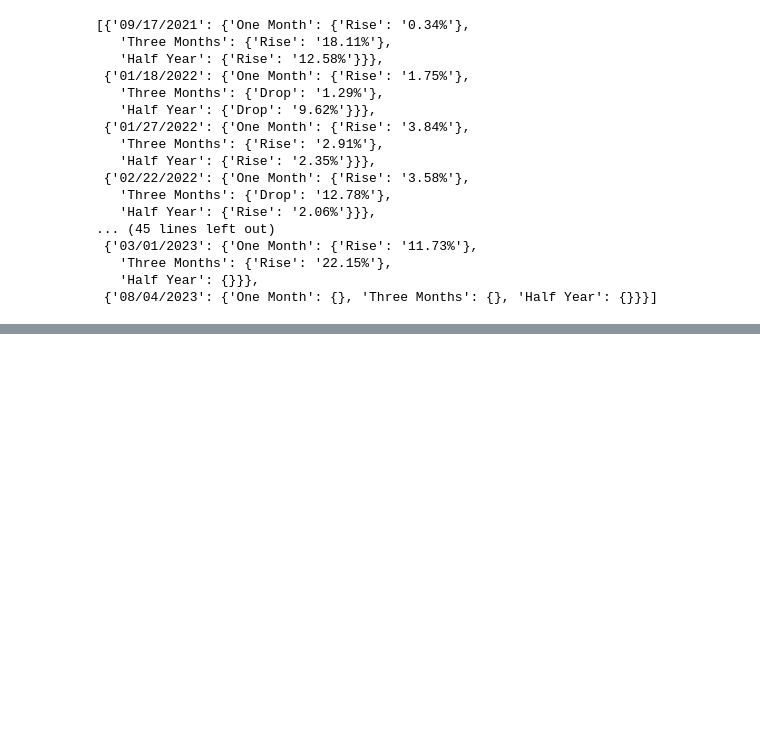
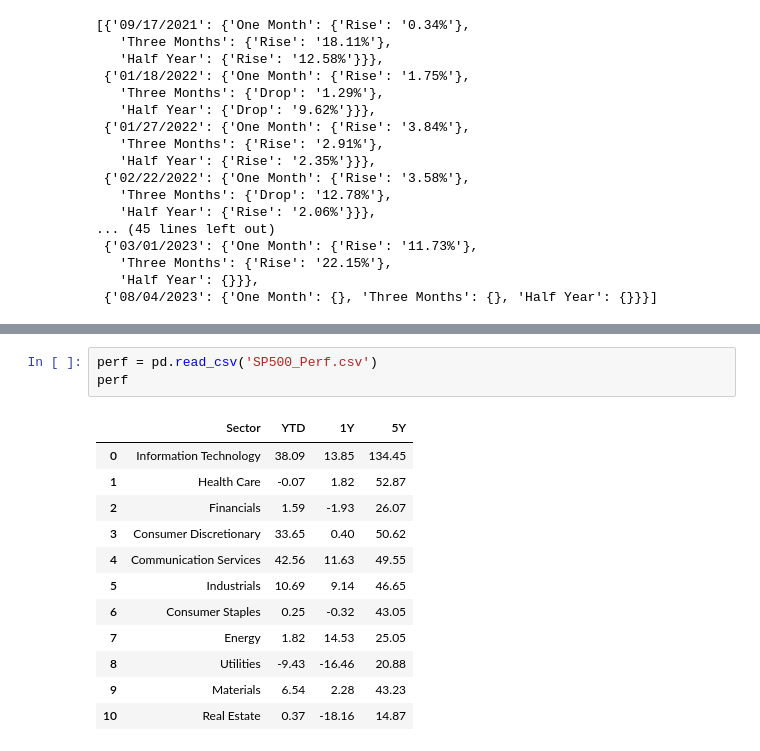
Before and after one commit to zhaoyizhuang/IE6600-Final, a Jupyter notebook: python-analysis/Final-Analyze.ipynb, the cells around one changed output, grey strips where cells are left out. Drawn from its saved outputs; the diff is of its cells as text; blank space fills up the shorter version.

```diff
--- a/python-analysis/Final-Analyze.ipynb
+++ b/python-analysis/Final-Analyze.ipynb
@@ -275,0 +371,16 @@ signals(drops)
+# %%
+perf = pd.read_csv('SP500_Perf.csv')
+perf
+# %% [output]
+|  | Sector | YTD | 1Y | 5Y |
+| 0 | Information Technology | 38.09 | 13.85 | 134.45 |
+| 1 | Health Care | -0.07 | 1.82 | 52.87 |
+| 2 | Financials | 1.59 | -1.93 | 26.07 |
+| 3 | Consumer Discretionary | 33.65 | 0.40 | 50.62 |
+| 4 | Communication Services | 42.56 | 11.63 | 49.55 |
+| 5 | Industrials | 10.69 | 9.14 | 46.65 |
+| 6 | Consumer Staples | 0.25 | -0.32 | 43.05 |
+| 7 | Energy | 1.82 | 14.53 | 25.05 |
+| 8 | Utilities | -9.43 | -16.46 | 20.88 |
+| 9 | Materials | 6.54 | 2.28 | 43.23 |
+| 10 | Real Estate | 0.37 | -18.16 | 14.87 |
```
Also changed, not shown: parts of 7 cells of this notebook, 7 other files.
